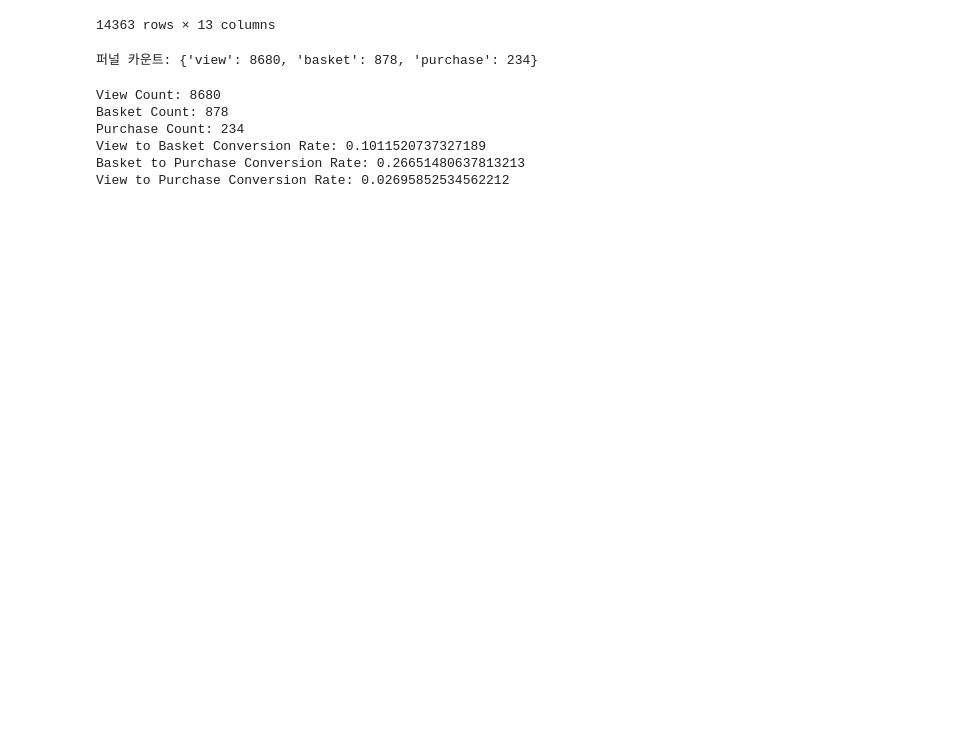
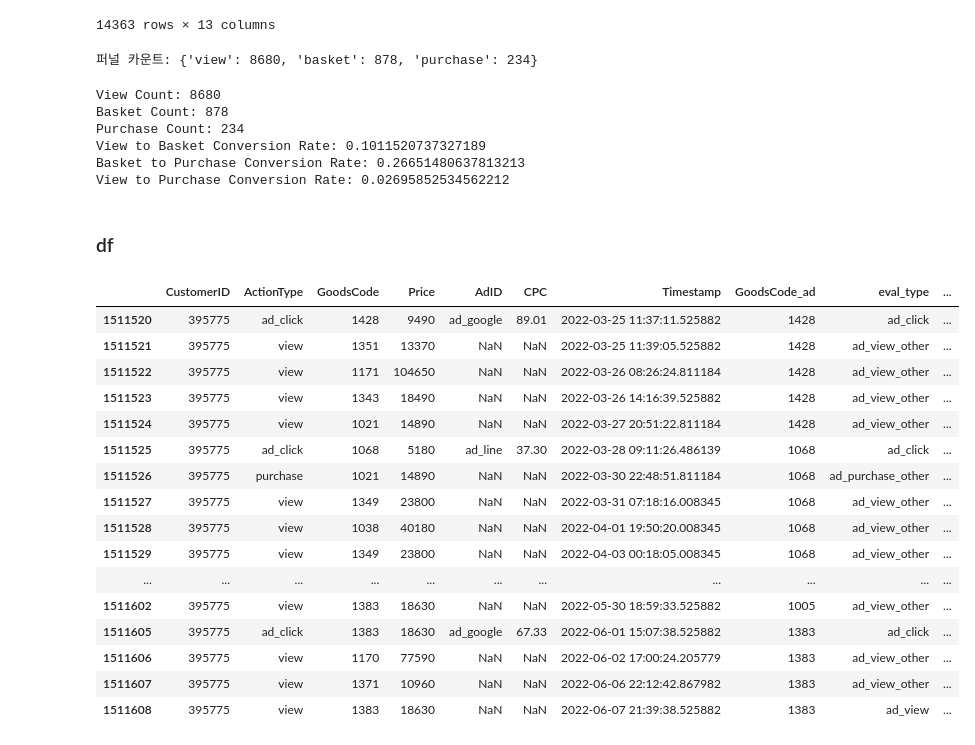
Before and after one commit to kyeob1107/Four-A, a Jupyter notebook: 2nd dataset/khj/cluster_funnel.ipynb, the cells around one changed output. Drawn from its saved outputs; the diff is of its cells as text; code cells hidden in the pictures; blank space fills up the shorter version.

```diff
--- a/2nd dataset/khj/cluster_funnel.ipynb
+++ b/2nd dataset/khj/cluster_funnel.ipynb
@@ -908,3 +916,25 @@ data = dict(
 fig = px.funnel(data, x='rate', y='stage', title='일반고객 Funnel (Electronics)')
 fig.update_traces(texttemplate="%{value:,.2%}")
 fig.show()
+# %% [markdown]
+### df
+# %%
+ad_funnel[ad_funnel['CustomerID']==395775].sort_values('Timestamp')
+# %% [output]
+|  | CustomerID | ActionType | GoodsCode | Price | AdID | CPC | Timestamp | GoodsCode_ad | eval_type | ... |
+| 1511520 | 395775 | ad_click | 1428 | 9490 | ad_google | 89.01 | 2022-03-25 11:37:11.525882 | 1428 | ad_click | ... |
+| 1511521 | 395775 | view | 1351 | 13370 | NaN | NaN | 2022-03-25 11:39:05.525882 | 1428 | ad_view_other | ... |
+| 1511522 | 395775 | view | 1171 | 104650 | NaN | NaN | 2022-03-26 08:26:24.811184 | 1428 | ad_view_other | ... |
+| 1511523 | 395775 | view | 1343 | 18490 | NaN | NaN | 2022-03-26 14:16:39.525882 | 1428 | ad_view_other | ... |
+| 1511524 | 395775 | view | 1021 | 14890 | NaN | NaN | 2022-03-27 20:51:22.811184 | 1428 | ad_view_other | ... |
+| 1511525 | 395775 | ad_click | 1068 | 5180 | ad_line | 37.30 | 2022-03-28 09:11:26.486139 | 1068 | ad_click | ... |
+| 1511526 | 395775 | purchase | 1021 | 14890 | NaN | NaN | 2022-03-30 22:48:51.811184 | 1068 | ad_purchase_other | ... |
+| 1511527 | 395775 | view | 1349 | 23800 | NaN | NaN | 2022-03-31 07:18:16.008345 | 1068 | ad_view_other | ... |
+| 1511528 | 395775 | view | 1038 | 40180 | NaN | NaN | 2022-04-01 19:50:20.008345 | 1068 | ad_view_other | ... |
+| 1511529 | 395775 | view | 1349 | 23800 | NaN | NaN | 2022-04-03 00:18:05.008345 | 1068 | ad_view_other | ... |
+| ... | ... | ... | ... | ... | ... | ... | ... | ... | ... | ... |
+| 1511602 | 395775 | view | 1383 | 18630 | NaN | NaN | 2022-05-30 18:59:33.525882 | 1005 | ad_view_other | ... |
+| 1511605 | 395775 | ad_click | 1383 | 18630 | ad_google | 67.33 | 2022-06-01 15:07:38.525882 | 1383 | ad_click | ... |
+| 1511606 | 395775 | view | 1170 | 77590 | NaN | NaN | 2022-06-02 17:00:24.205779 | 1383 | ad_view_other | ... |
+| 1511607 | 395775 | view | 1371 | 10960 | NaN | NaN | 2022-06-06 22:12:42.867982 | 1383 | ad_view_other | ... |
+| 1511608 | 395775 | view | 1383 | 18630 | NaN | NaN | 2022-06-07 21:39:38.525882 | 1383 | ad_view | ... |
```
Also changed, not shown: parts of 41 cells of this notebook.
